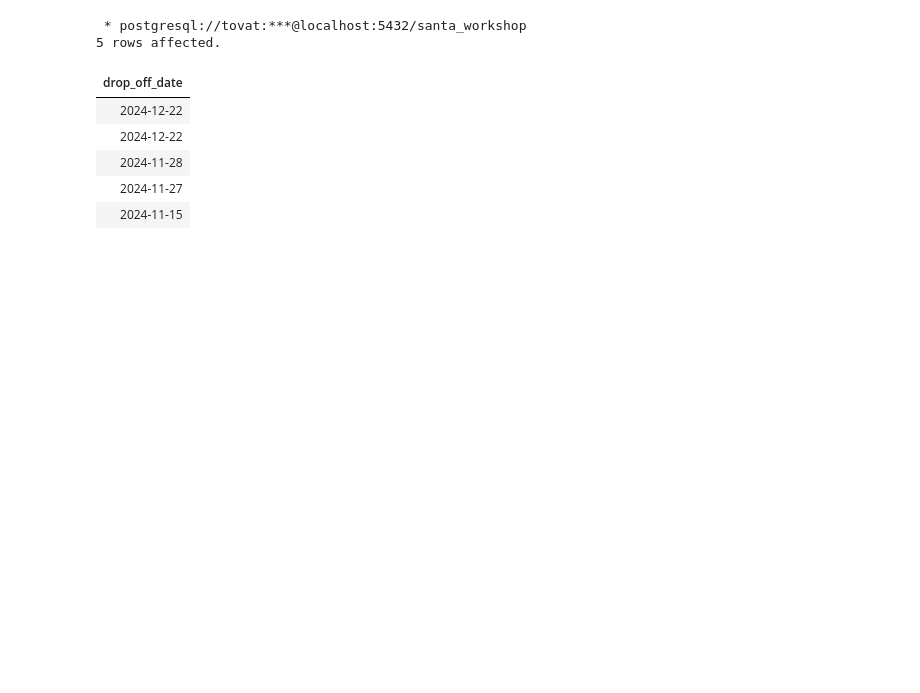
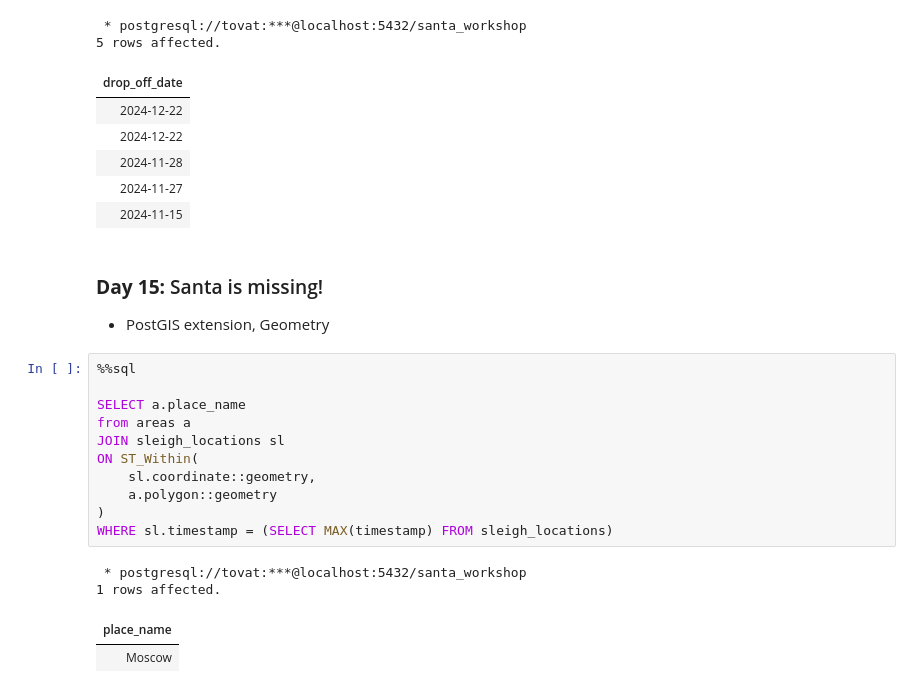
Before and after one commit to tovat/SQL-Advent-Calendars, a Jupyter notebook: advent-of-sql.ipynb, the cells around one changed output. Drawn from its saved outputs; the diff is of its cells as text; blank space fills up the shorter version.

```diff
--- a/advent-of-sql.ipynb
+++ b/advent-of-sql.ipynb
@@ -516,3 +516,22 @@ limit 5;
 | 2024-11-28 |
 | 2024-11-27 |
 | 2024-11-15 |
+# %% [markdown]
+### <b>Day 15:</b> Santa is missing!
+- PostGIS extension, Geometry
+# %%
+%%sql
+
+SELECT a.place_name
+from areas a
+JOIN sleigh_locations sl
+ON ST_Within(
+    sl.coordinate::geometry,
+    a.polygon::geometry
+)
+WHERE sl.timestamp = (SELECT MAX(timestamp) FROM sleigh_locations)
+# %% [output]
+ * postgresql://tovat:***@localhost:5432/santa_workshop
+1 rows affected.
+| place_name |
+| Moscow |
```
